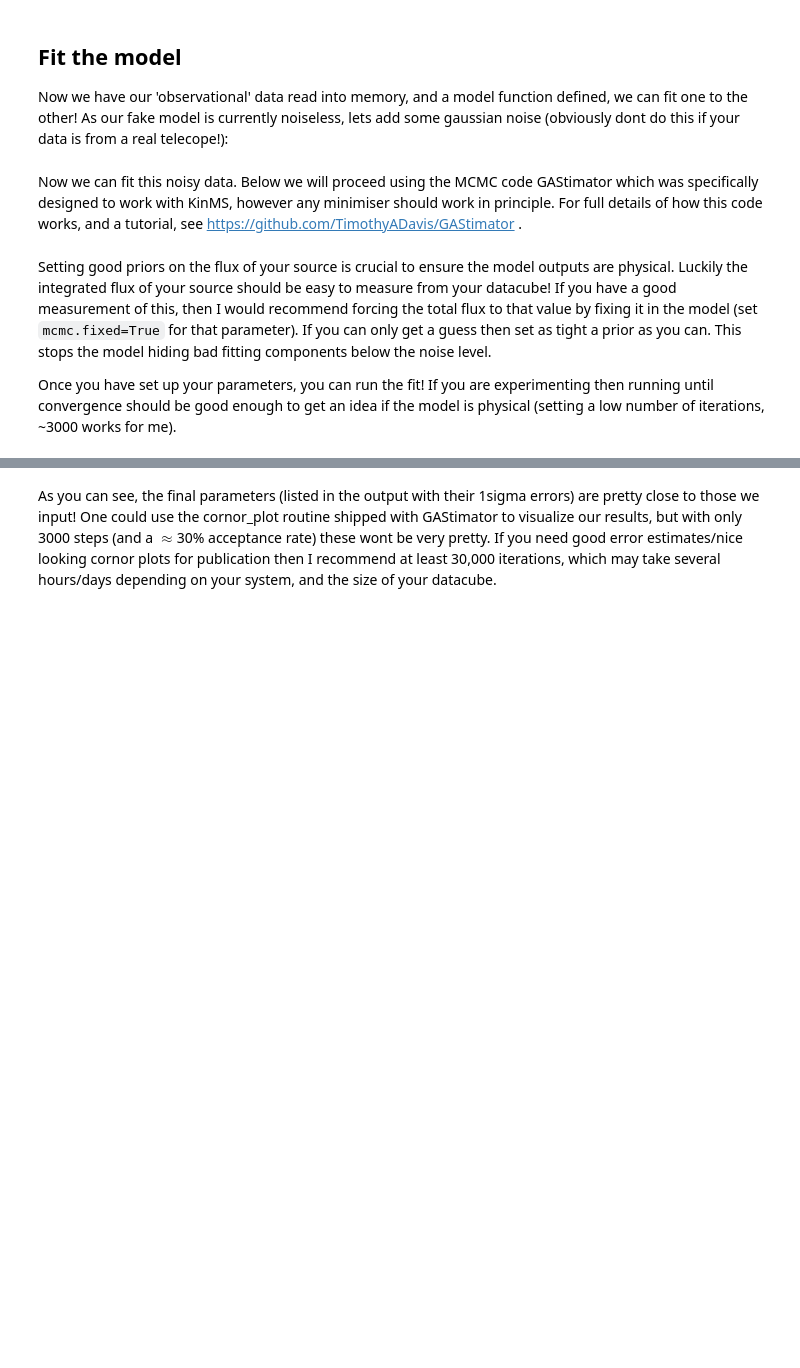
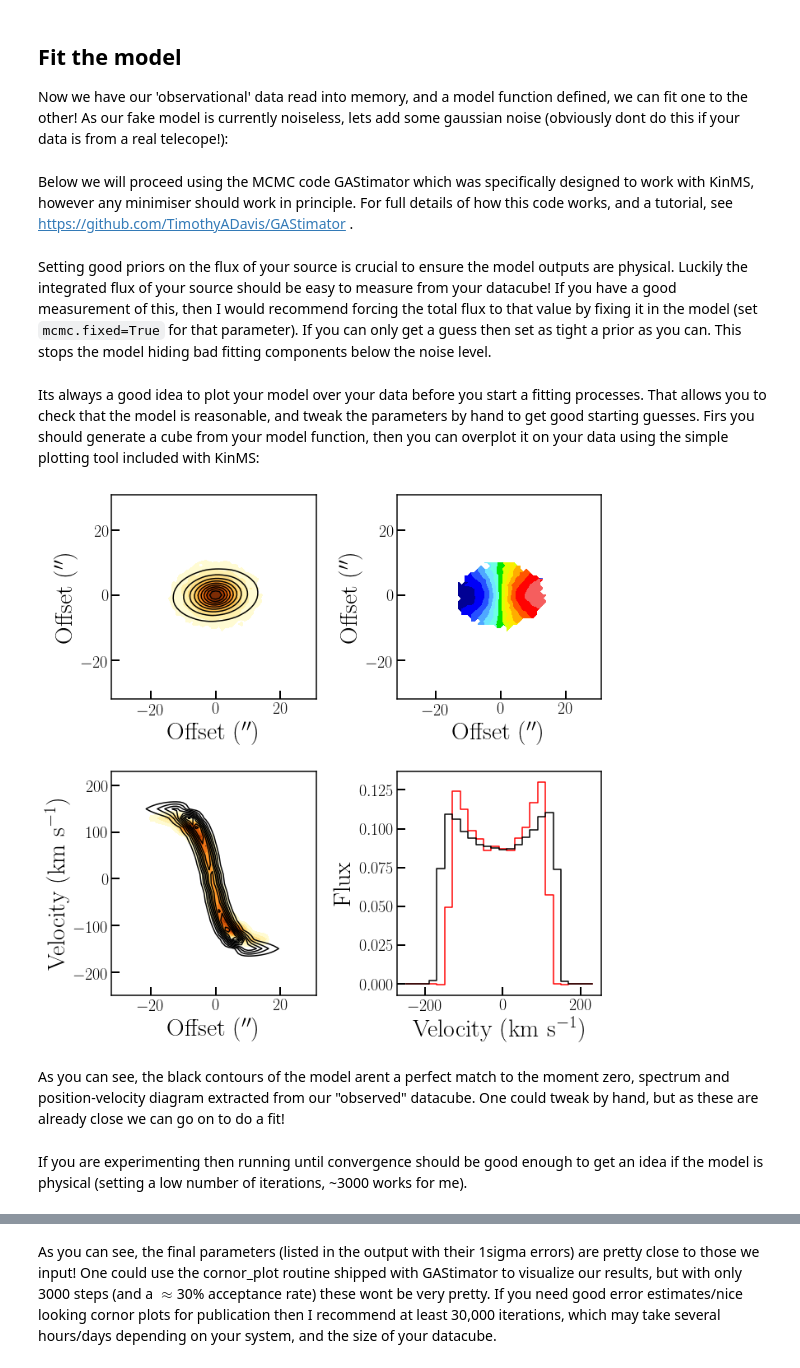
Before and after one commit to TimothyADavis/KinMSpy, a Jupyter notebook: kinms/docs/KinMSpy_tutorial.ipynb, the cells around one changed output, grey strips where cells are left out. Saved outputs shown, nothing was run; the diff lists cells and outputs as text; code cells hidden in the pictures; blank space fills up the shorter version.

```diff
--- a/kinms/docs/KinMSpy_tutorial.ipynb
+++ b/kinms/docs/KinMSpy_tutorial.ipynb
@@ -120,7 +121,7 @@ Now we have our 'observational' data read into memory, and a model function defi
 # %%
 fdata+=(np.random.normal(size=fdata.shape)*error)
 # %% [markdown]
-Now we can fit this noisy data. Below we will proceed using the MCMC code GAStimator which was specifically designed to work with KinMS, however any minimiser should work in principle. For full details of how this code works, and a tutorial, see https://github.com/TimothyADavis/GAStimator .
+Below we will proceed using the MCMC code GAStimator which was specifically designed to work with KinMS, however any minimiser should work in principle. For full details of how this code works, and a tutorial, see https://github.com/TimothyADavis/GAStimator .
 # %%
 from gastimator import gastimator,corner_plot
 
@@ -131,11 +132,22 @@ mcmc.min=np.array([30.,1.,10,50,0.1,0.1])
 mcmc.max=np.array([30.,360.,80,400,20,10])
 mcmc.fixed=np.array([True,False,False,False,False,False])
 mcmc.precision=np.array([1.,1.,1.,10,0.1,0.1])
-mcmc.guesses=guesses
+mcmc.guesses=np.array([30.,275.,55.,210.,2.5,4.5]) #starting guesses, purposefully off!
 # %% [markdown]
 Setting good priors on the flux of your source is crucial to ensure the model outputs are physical. Luckily the integrated flux of your source should be easy to measure from your datacube! If you have a good measurement of this, then I would recommend forcing the total flux to that value by fixing it in the model (set `mcmc.fixed=True` for that parameter). If you can only get a guess then set as tight a prior as you can. This stops the model hiding bad fitting components below the noise level.
-
-Once you have set up your parameters, you can run the fit! If you are experimenting then running until convergence should be good enough to get an idea if the model is physical (setting a low number of iterations, ~3000 works for me).
+# %% [markdown]
+Its always a good idea to plot your model over your data before you start a fitting processes. That allows you to check that the model is reasonable, and tweak the parameters by hand to get good starting guesses. Firs you should generate a cube from your model function, then you can overplot it on your data using the simple plotting tool included with KinMS:
+# %%
+model=make_model(mcmc.guesses,obspars,rad) # make a model from your guesses
+
+KinMS_plotter(fdata, obspars['xsize'], obspars['ysize'], obspars['vsize'], obspars['cellsize'],\
+              obspars['dv'], obspars['beamsize'], posang=guesses[1],overcube=model,rms=error).makeplots()
+# %% [output]
+[figure, added]
+# %% [markdown]
+As you can see, the black contours of the model arent a perfect match to the moment zero, spectrum and position-velocity diagram extracted from our "observed" datacube. One could tweak by hand, but as these are already close we can go on to do a fit!
+# %% [markdown]
+If you are experimenting then running until convergence should be good enough to get an idea if the model is physical (setting a low number of iterations, ~3000 works for me).
 # %%
 outputvalue, outputll= mcmc.run(fdata,error,3000,plot=False)
 # %% [output]
```
Also changed, not shown: parts of 4 cells of this notebook, 2 other files.
